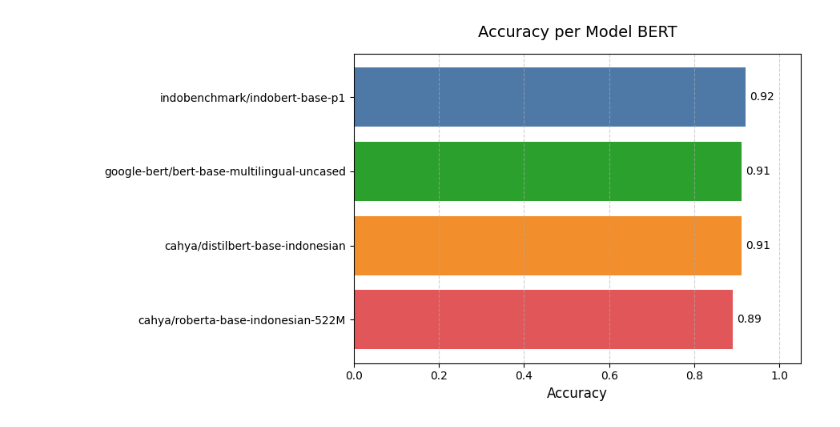
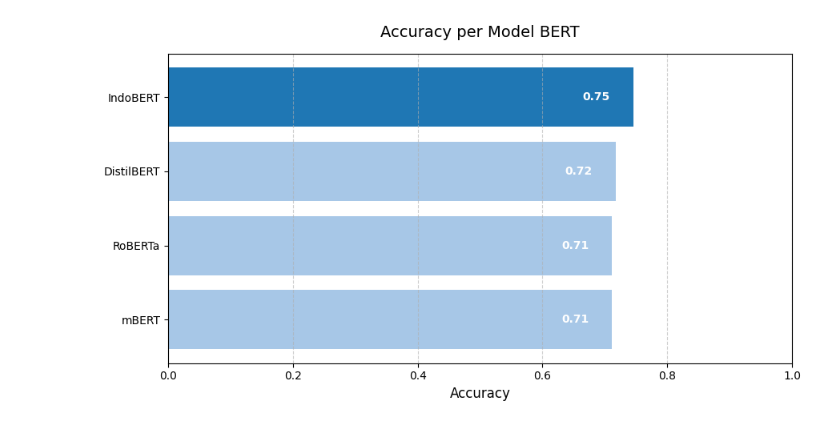
Before and after one commit to RasyadBima15/Multiclass-Emotion-Classification-on-Indonesian-Product-Reviews, a Jupyter notebook: Result/General/code.ipynb, the cells around one changed output. Drawn from its saved outputs; the diff is of its cells as text; code cells hidden in the pictures.

```diff
--- a/Result/General/code.ipynb
+++ b/Result/General/code.ipynb
@@ -14,14 +14,16 @@ data = {
 
 df_time = pd.DataFrame(data)
 # %%
+import matplotlib.pyplot as plt
+
 df_time = df_time.sort_values(by='Time (hours)', ascending=False).reset_index(drop=True)
 
 # Temukan waktu pelatihan tercepat (minimum)
 min_time = df_time['Time (hours)'].min()
 
 # Warna default dan warna highlight
-default_color = '#C0C0C0'  # abu-abu
-highlight_color = '#2CA02C'  # hijau (training tercepat)
+default_color = '#A7C7E7'
+highlight_color = '#1F77B4'  # biru (training tercepat)
 
 bar_colors = [
     highlight_color if t == min_time else default_color
@@ -36,8 +38,7 @@ max_time = df_time['Time (hours)'].max()
 for bar in bars:
     width = bar.get_width()
 
-    # Posisi teks aman dan tidak melewati border
-    text_x = width - (max_time * 0.1)
+    text_x = width - (max_time * 0.1)  # menghindari keluar area
     plt.text(text_x,
              bar.get_y() + bar.get_height()/2,
              f"{width:.2f} jam",
@@ -45,7 +46,7 @@ for bar in bars:
              fontsize=10, fontweight='bold', color='white')
 
 plt.xlabel("Waktu Pelatihan (jam)")
-plt.title("Waktu Pelatihan Fine-Tuning BERT (Highlight Training Tercepat)")
+plt.title("Waktu Pelatihan Fine-Tuning BERT")
 plt.tight_layout()
 plt.show()
 # %% [output]
@@ -127,78 +57,58 @@ import pandas as pd
 
 data_bert = {
     'Model': [
-        'indobenchmark/indobert-base-p1',
-        'cahya/roberta-base-indonesian-522M',
-        'google-bert/bert-base-multilingual-uncased',
-        'cahya/distilbert-base-indonesian'
+        'IndoBERT',
+        'DistilBERT',
+        'RoBERTa',
+        'mBERT'
     ],
-    'Precision': [0.91, 0.88, 0.90, 0.91],
-    'Recall':    [0.91, 0.89, 0.90, 0.91],
-    'F1 Score':  [0.91, 0.88, 0.90, 0.91],
-    'Accuracy':  [0.92, 0.89, 0.91, 0.91]
-}
-
-data_llm = {
-    'Model': [
-        'Llama3.1:8b (Zero-Shot)',
-        'Llama3.1:8b (Few-Shot)',
-        'Mistral:7b (Zero-Shot)',
-        'Mistral:7b (Few-Shot)',
-        'gemma3:12b (Zero-Shot)',
-        'gemma3:12b (Few-Shot)',
-        'deepseek-r1:8b (Zero-Shot)',
-        'deepseek-r1:8b (Few-Shot)'
-    ],
-    'Precision': [0.83, 0.83, 0.72, 0.70, 0.82, 0.82, 0.82, 0.81],
-    'Recall':    [0.79, 0.69, 0.74, 0.71, 0.81, 0.81, 0.60, 0.76],
-    'F1 Score':  [0.80, 0.69, 0.72, 0.69, 0.82, 0.81, 0.57, 0.78],
-    'Accuracy':  [0.82, 0.75, 0.72, 0.69, 0.82, 0.82, 0.69, 0.80]
+    'Precision': [0.7535, 0.7184, 0.7155, 0.7123],
+    'Recall':    [0.7457, 0.7171, 0.7115, 0.7115],
+    'F1 Score':  [0.7472, 0.7175, 0.7112, 0.7104],
+    'Accuracy':  [0.7457, 0.7172, 0.7115, 0.7115]
 }
 
 df_bert = pd.DataFrame(data_bert)
-df_llm = pd.DataFrame(data_llm)
 
-color_map_bert = {
-    'cahya/distilbert-base-indonesian': '#F28E2B',
-    'indobenchmark/indobert-base-p1': '#4E79A7',
-    'cahya/roberta-base-indonesian-522M': '#E15759',
-    'google-bert/bert-base-multilingual-uncased': '#2CA02C'
-}
+highlight_color = '#1F77B4'  # biru mencolok
+default_color   = '#A7C7E7'  # biru pastel
 
-color_map_llm = {
-    'Llama3.1:8b (Zero-Shot)': '#9467BD',
-    'Llama3.1:8b (Few-Shot)': '#B07AA1',
-    'Mistral:7b (Zero-Shot)': '#8C564B',
-    'Mistral:7b (Few-Shot)': '#C49C94',
-    'gemma3:12b (Zero-Shot)': '#17BECF',
-    'gemma3:12b (Few-Shot)': '#9EDAE5',
-    'deepseek-r1:8b (Zero-Shot)': '#7F7F7F',
-    'deepseek-r1:8b (Few-Shot)': '#C7C7C7'
-}
+def plot_metric(df, metric_name, ylabel, title_suffix):
+    df_sorted = df.sort_values(by=metric_name, ascending=False).reset_index(drop=True)
 
-def plot_metric(df, metric_name, ylabel, color_map, title_suffix):
-    df_sorted = df.sort_values(by=metric_name, ascending=False).reset_index(drop=True)
-    bar_colors = [color_map[m] for m in df_sorted['Model']]
+    max_value = df_sorted[metric_name].max()
+    bar_colors = [
+        highlight_color if v == max_value else default_color
+        for v in df_sorted[metric_name]
+    ]
 
     plt.figure(figsize=(9,5))
     bars = plt.barh(df_sorted['Model'], df_sorted[metric_name], color=bar_colors)
     plt.gca().invert_yaxis()
 
     for bar in bars:
-        plt.text(bar.get_width() + 0.01,
-                 bar.get_y() + bar.get_height()/2,
-                 f"{bar.get_width():.2f}", va='center', fontsize=10)
+        width = bar.get_width()
+        text_x = width - (max_value * 0.05)
+
+        if width < max_value * 0.15:
+            text_x = width + (max_value * 0.02)
+            ha = 'left'
+        else:
+            ha = 'right'
+
+        plt.text(text_x,
+         bar.get_y() + bar.get_height()/2,
+         f"{width:.2f}",
+         va='center', ha=ha,
+         fontsize=10, color='white', fontweight='bold')  # ⬅ tambahan fontweight
 
     plt.xlabel(ylabel, fontsize=12)
     plt.title(f'{ylabel} per Model {title_suffix}', fontsize=14, pad=15)
-    plt.xlim(0, 1.05)
+    plt.xlim(0, 1.0)
     plt.grid(axis='x', linestyle='--', alpha=0.6)
     plt.tight_layout()
     plt.show()
 
 for metric in ['Precision', 'Recall', 'F1 Score', 'Accuracy']:
-    plot_metric(df_bert, metric, metric, color_map_bert, 'BERT')
-
-for metric in ['Precision', 'Recall', 'F1 Score', 'Accuracy']:
-    plot_metric(df_llm, metric, metric, color_map_llm, 'LLM')
+    plot_metric(df_bert, metric, metric, 'BERT')
 # %% [output]
@@ -208 +118 @@ for metric in ['Precision', 'Recall', 'F1 Score', 'Accuracy']:
-[figure, old version]
+[figure, new version]
```
Also changed, not shown: parts of 8 cells of this notebook, 10 other files.
